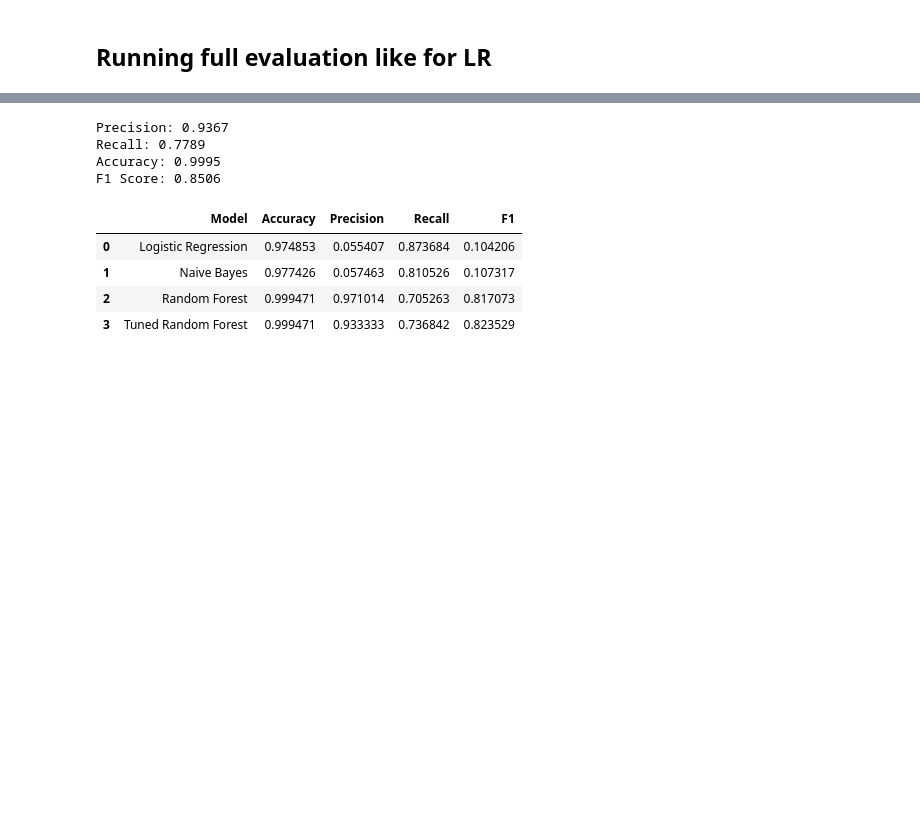
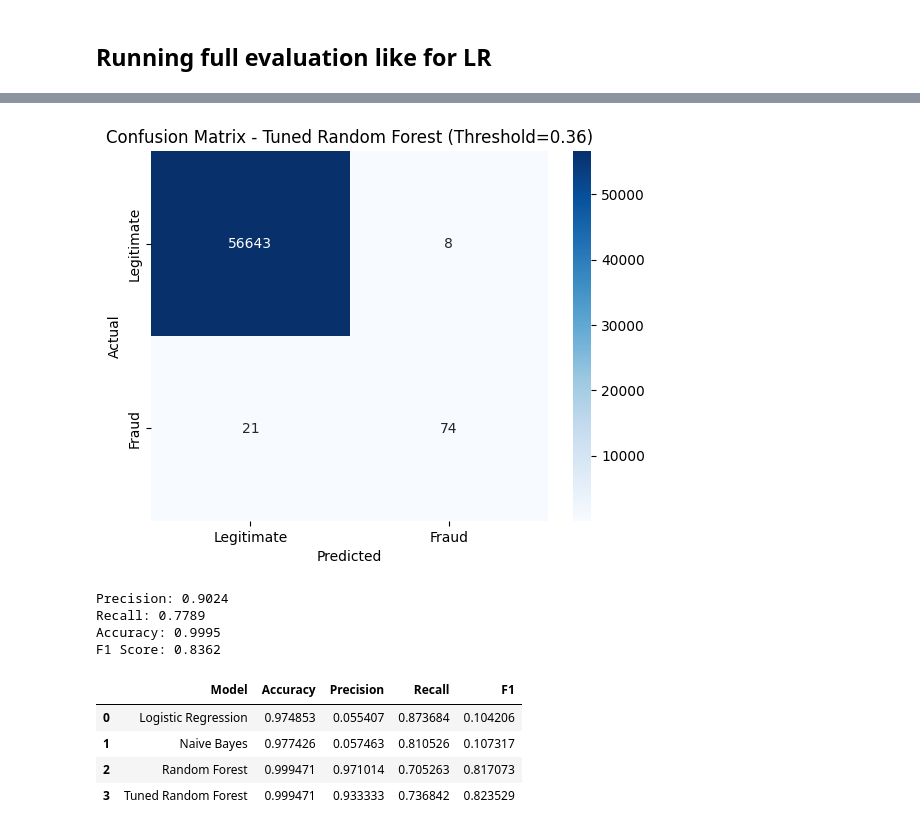
Before and after one commit to Janhvesh-Patil/RiskLens-AI, a Jupyter notebook: backend/TransactionFraudDetector.ipynb, the cells around one changed output, grey strips where cells are left out. Drawn from its saved outputs; the diff is of its cells as text; code cells hidden in the pictures; blank space fills up the shorter version.

```diff
--- a/backend/TransactionFraudDetector.ipynb
+++ b/backend/TransactionFraudDetector.ipynb
@@ -1144,22 +915,31 @@ RF total cost: 4040.34
+# %%
+y_pred_on_chosen_threshold_rf = (best_rf_results["probabilities"] >= rf_threshold).astype(int)
+
+cm = confusion_matrix(y_test, y_pred_on_chosen_threshold_rf)
+sns.heatmap(cm, annot=True, fmt='d', cmap='Blues',
+            xticklabels=['Legitimate', 'Fraud'],
+            yticklabels=['Legitimate', 'Fraud'])
+plt.title(f'Confusion Matrix - Tuned Random Forest (Threshold={rf_threshold:.2f})')
+plt.ylabel('Actual')
+plt.xlabel('Predicted')
+plt.show()
+# %% [output]
+[figure, added]
 # %%
-y_pred_on_chosen_threshold_rc = (
-    rf_results["probabilities"] >= rf_threshold
-).astype(int)
-
-rf_precision = precision_score(y_test, y_pred_on_chosen_threshold_rc)
-rf_recall = recall_score(y_test, y_pred_on_chosen_threshold_rc)
-rf_accuracy = accuracy_score(y_test, y_pred_on_chosen_threshold_rc)
-rf_f1 = f1_score(y_test, y_pred_on_chosen_threshold_rc)
+rf_precision = precision_score(y_test, y_pred_on_chosen_threshold_rf)
+rf_recall = recall_score(y_test, y_pred_on_chosen_threshold_rf)
+rf_accuracy = accuracy_score(y_test, y_pred_on_chosen_threshold_rf)
+rf_f1 = f1_score(y_test, y_pred_on_chosen_threshold_rf)
 
 print(f"Precision: {rf_precision:.4f}")
 print(f"Recall: {rf_recall:.4f}")
 print(f"Accuracy: {rf_accuracy:.4f}")
 print(f"F1 Score: {rf_f1:.4f}")
 # %% [output]
-Precision: 0.9367
+Precision: 0.9024
 Recall: 0.7789
 Accuracy: 0.9995
-F1 Score: 0.8506
+F1 Score: 0.8362
 # %%
 results = pd.DataFrame([
     {
```
Also changed, not shown: parts of 33 cells of this notebook.
